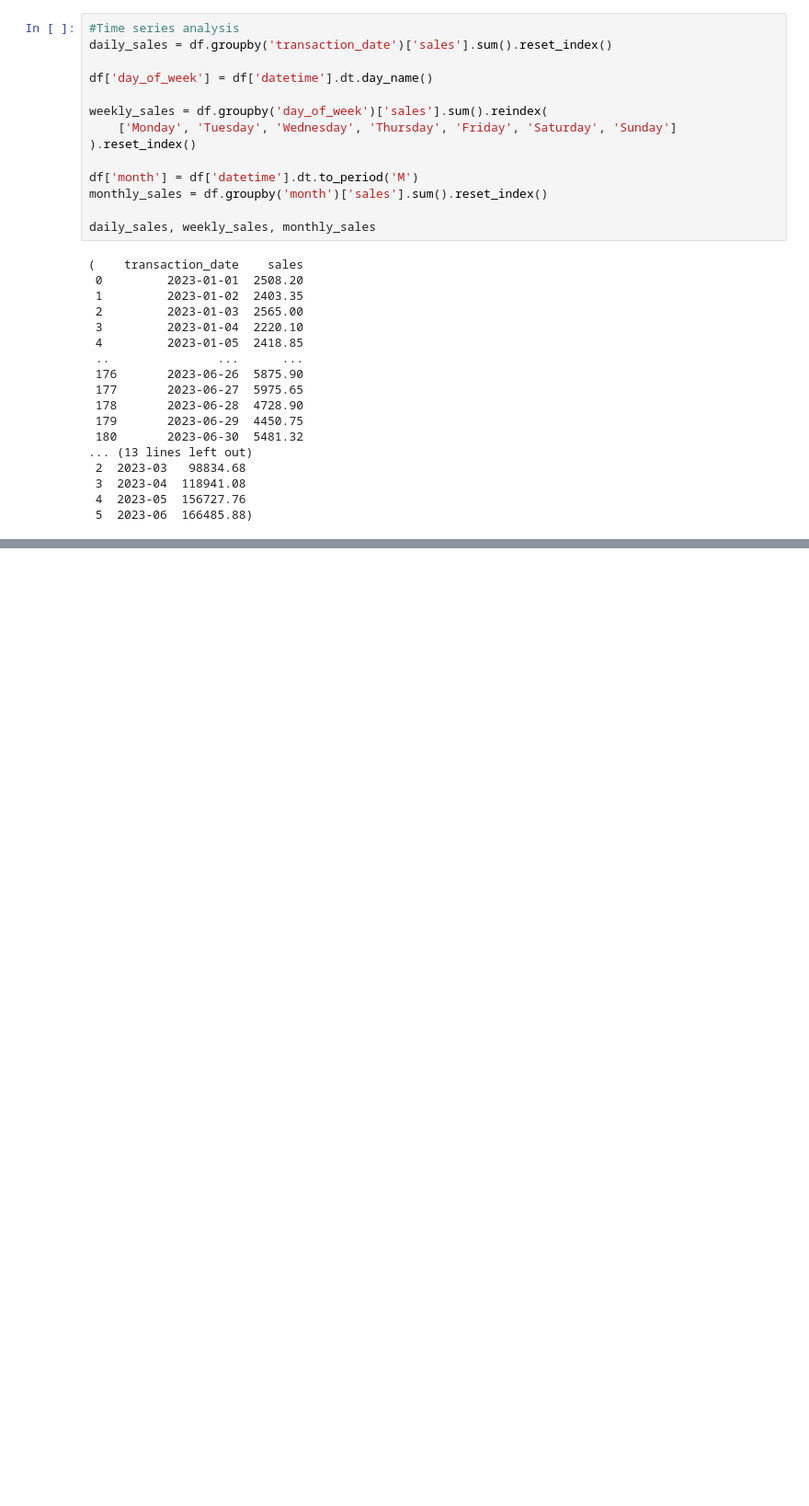
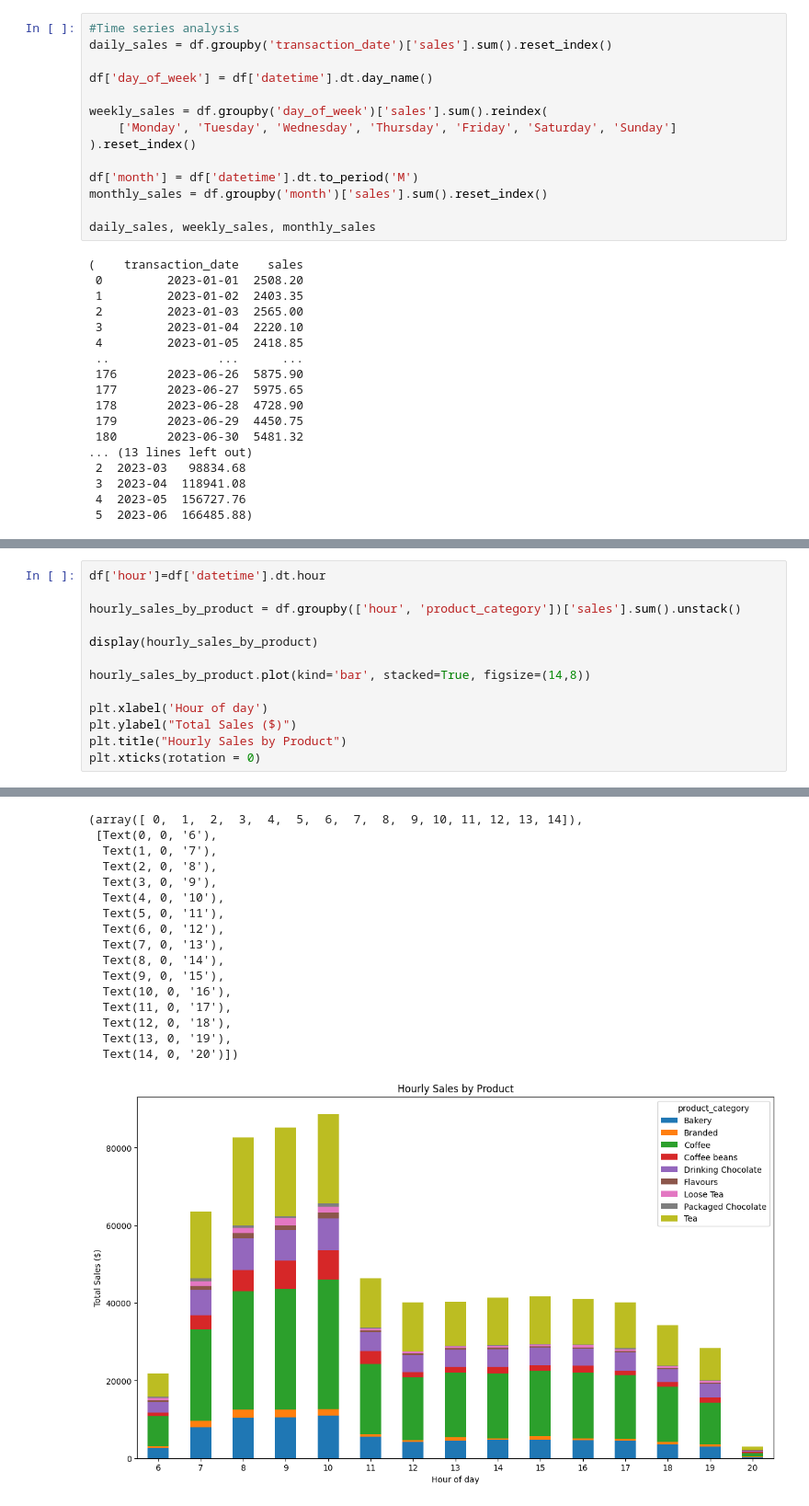
Before and after one commit to pgeneta/coffee_sales, a Jupyter notebook: coffee sales.ipynb, the cells around one changed output, grey strips where cells are left out. Shown: that part at 92% size. Cells and saved outputs as stored; diff of their text form; blank space fills up the shorter version.

```diff
--- a/coffee sales.ipynb
+++ b/coffee sales.ipynb
@@ -189,0 +246,14 @@ daily_sales, weekly_sales, monthly_sales
+# %%
+df['hour']=df['datetime'].dt.hour
+
+hourly_sales_by_product = df.groupby(['hour', 'product_category'])['sales'].sum().unstack()
+
+display(hourly_sales_by_product)
+
+hourly_sales_by_product.plot(kind='bar', stacked=True, figsize=(14,8))
+
+plt.xlabel('Hour of day')
+plt.ylabel("Total Sales ($)")
+plt.title("Hourly Sales by Product")
+plt.xticks(rotation = 0)
+# %% [output]
@@ -189,0 +277,17 @@ daily_sales, weekly_sales, monthly_sales
+(array([ 0,  1,  2,  3,  4,  5,  6,  7,  8,  9, 10, 11, 12, 13, 14]),
+ [Text(0, 0, '6'),
+  Text(1, 0, '7'),
+  Text(2, 0, '8'),
+  Text(3, 0, '9'),
+  Text(4, 0, '10'),
+  Text(5, 0, '11'),
+  Text(6, 0, '12'),
+  Text(7, 0, '13'),
+  Text(8, 0, '14'),
+  Text(9, 0, '15'),
+  Text(10, 0, '16'),
+  Text(11, 0, '17'),
+  Text(12, 0, '18'),
+  Text(13, 0, '19'),
+  Text(14, 0, '20')])
+[figure, added]
```
Also changed, not shown: parts of 11 cells of this notebook.
